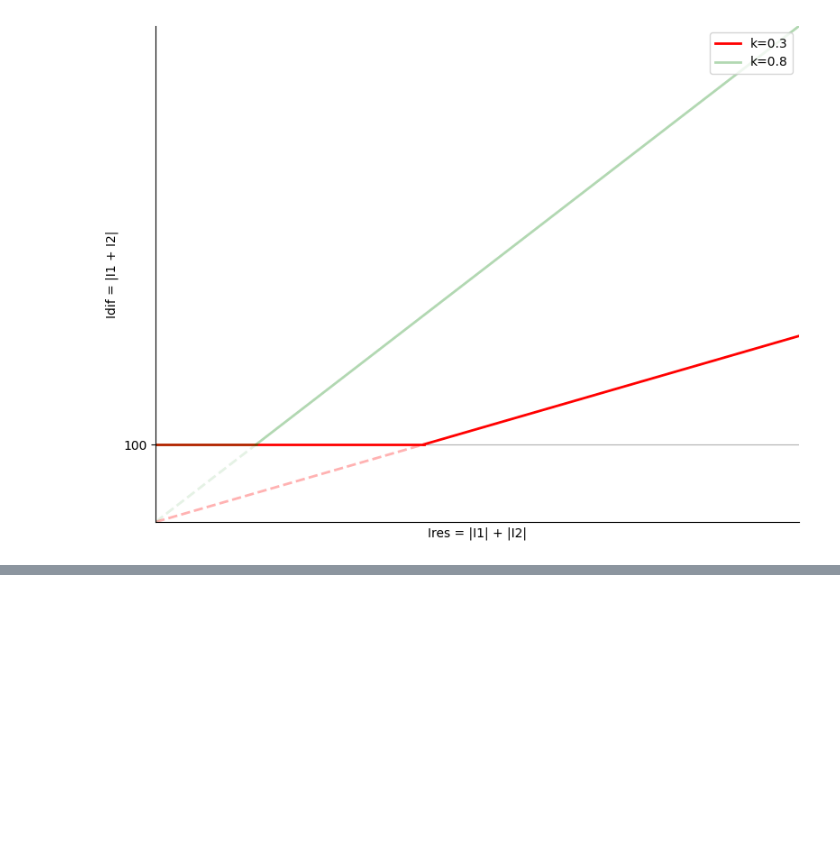
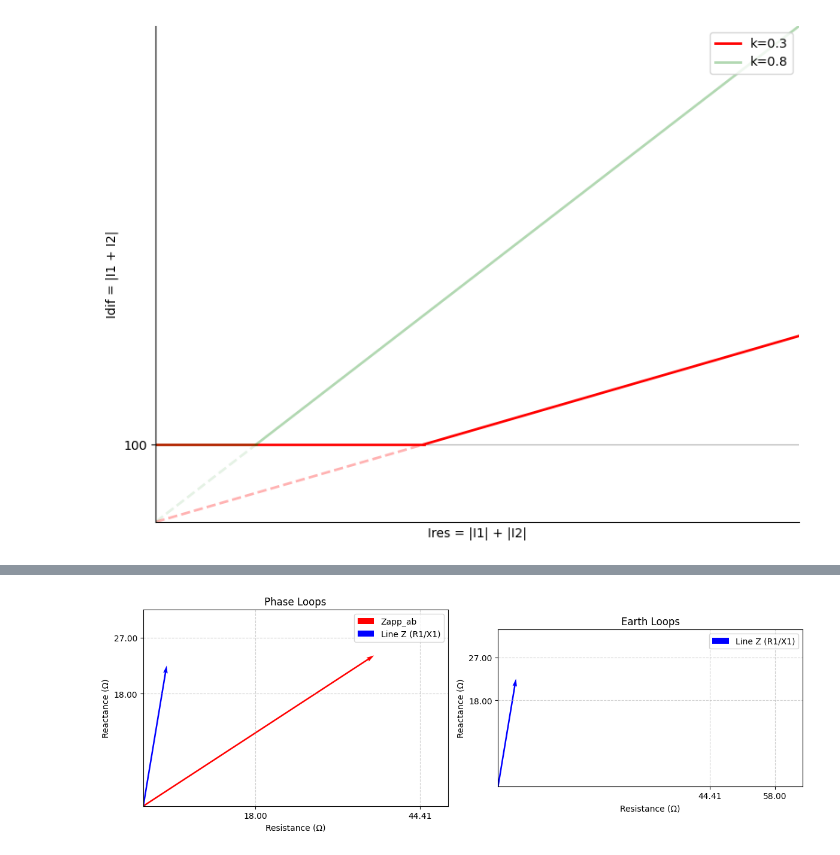
Before and after one commit to e4m8ch/IST_PSE, a Jupyter notebook: main.ipynb, the cells around one changed output, grey strips where cells are left out. Drawn from its saved outputs; the diff is of its cells as text; code cells hidden in the pictures; blank space fills up the shorter version.

```diff
--- a/main.ipynb
+++ b/main.ipynb
@@ -1031,0 +1210,8 @@ plt.show()
+# %%
+Zapp_ab_LL = -Zapp_ab_LL
+Zapp_bc_LL = -Zapp_bc_LL
+Zapp_ca_LL = -Zapp_ca_LL
+
+print("Zapp_ab_LL = " + str(phasor(Zapp_ab_LL)) + " Ohm")
+print("Zapp_bc_LL = " + str(phasor(Zapp_bc_LL)) + " Ohm")
+print("Zapp_ca_LL = " + str(phasor(Zapp_ca_LL)) + " Ohm")
@@ -1031,0 +1232,77 @@ plt.show()
+# %%
+X1_PL = 0.8*dfs["Lines"]["X1 [ohm]"].iloc[11]
+X1_EL = X1_PL
+R1_PL = X1_PL
+R1_EL = min(R1_PL + Zf_max_ohm, 5*X1_EL)
+
+X2_PL = 1.2*dfs["Lines"]["X1 [ohm]"].iloc[11]
+X2_EL = X2_PL
+R2_PL = 1.2 * Zapp_ab_LL.real
+R2_EL = R2_PL
+# %%
+x_df = dfs["Lines"]["R1 [ohm]"].iloc[11]
+y_df = dfs["Lines"]["X1 [ohm]"].iloc[11]
+
+# -----------------------------------------------------------
+# Create side-by-side subplots (1 row, 2 columns)
+# -----------------------------------------------------------
+fig, (ax_pl, ax_el) = plt.subplots(1, 2, figsize=(12, 6))
+
+# === Left plot: _PL variables ===
+max_R_PL = max(R1_PL, R2_PL, Zapp_ab_LL.real, x_df)
+max_X_PL = max(X1_PL, X2_PL, Zapp_ab_LL.imag, y_df)
+margin_PL = 0.1 * max(max_R_PL, max_X_PL)
+
+ax_pl.set_xlim(0, max_R_PL + margin_PL)
+ax_pl.set_ylim(0, max_X_PL + margin_PL)
+ax_pl.set_aspect('equal', 'box')
+
+ax_pl.set_xticks([R1_PL, R2_PL])
+ax_pl.set_yticks([X1_PL, X2_PL])
+ax_pl.set_xticklabels([f"{R1_PL:.2f}", f"{R2_PL:.2f}"])
+ax_pl.set_yticklabels([f"{X1_PL:.2f}", f"{X2_PL:.2f}"])
+
+ax_pl.set_xlabel("Resistance (Ω)")
+ax_pl.set_ylabel("Reactance (Ω)")
+ax_pl.set_title("Phase Loops")
+ax_pl.grid(True, linestyle="--", alpha=0.6)
+
+# Plot the vectors
+ax_pl.quiver(0, 0, Zapp_ab_LL.real, Zapp_ab_LL.imag,
+             angles='xy', scale_units='xy', scale=1,
+             color='red', width=0.005, label="Zapp_ab")
+
+ax_pl.quiver(0, 0, x_df, y_df,
+             angles='xy', scale_units='xy', scale=1,
+             color='blue', width=0.005, label="Line Z (R1/X1)")
+ax_pl.legend()
+
+# === Right plot: _EL variables ===
+max_R_EL = max(R1_EL, R2_EL, Zapp_ab_LL.real, x_df)
+max_X_EL = max(X1_EL, X2_EL, Zapp_ab_LL.imag, y_df)
+margin_EL = 0.1 * max(max_R_EL, max_X_EL)
+
+ax_el.set_xlim(0, max_R_EL + margin_EL)
+ax_el.set_ylim(0, max_X_EL + margin_EL)
+ax_el.set_aspect('equal', 'box')
+
+ax_el.set_xticks([R1_EL, R2_EL])
+ax_el.set_yticks([X1_EL, X2_EL])
+ax_el.set_xticklabels([f"{R1_EL:.2f}", f"{R2_EL:.2f}"])
+ax_el.set_yticklabels([f"{X1_EL:.2f}", f"{X2_EL:.2f}"])
+
+ax_el.set_xlabel("Resistance (Ω)")
+ax_el.set_ylabel("Reactance (Ω)")
+ax_el.set_title("Earth Loops")
+ax_el.grid(True, linestyle="--", alpha=0.6)
+
+
+ax_el.quiver(0, 0, x_df, y_df,
+             angles='xy', scale_units='xy', scale=1,
+             color='blue', width=0.005, label="Line Z (R1/X1)")
+ax_el.legend()
+
+plt.tight_layout()
+plt.show()
+# %% [output]
+[figure, added]
```
Also changed, not shown: parts of 38 cells of this notebook, 5 other files.
